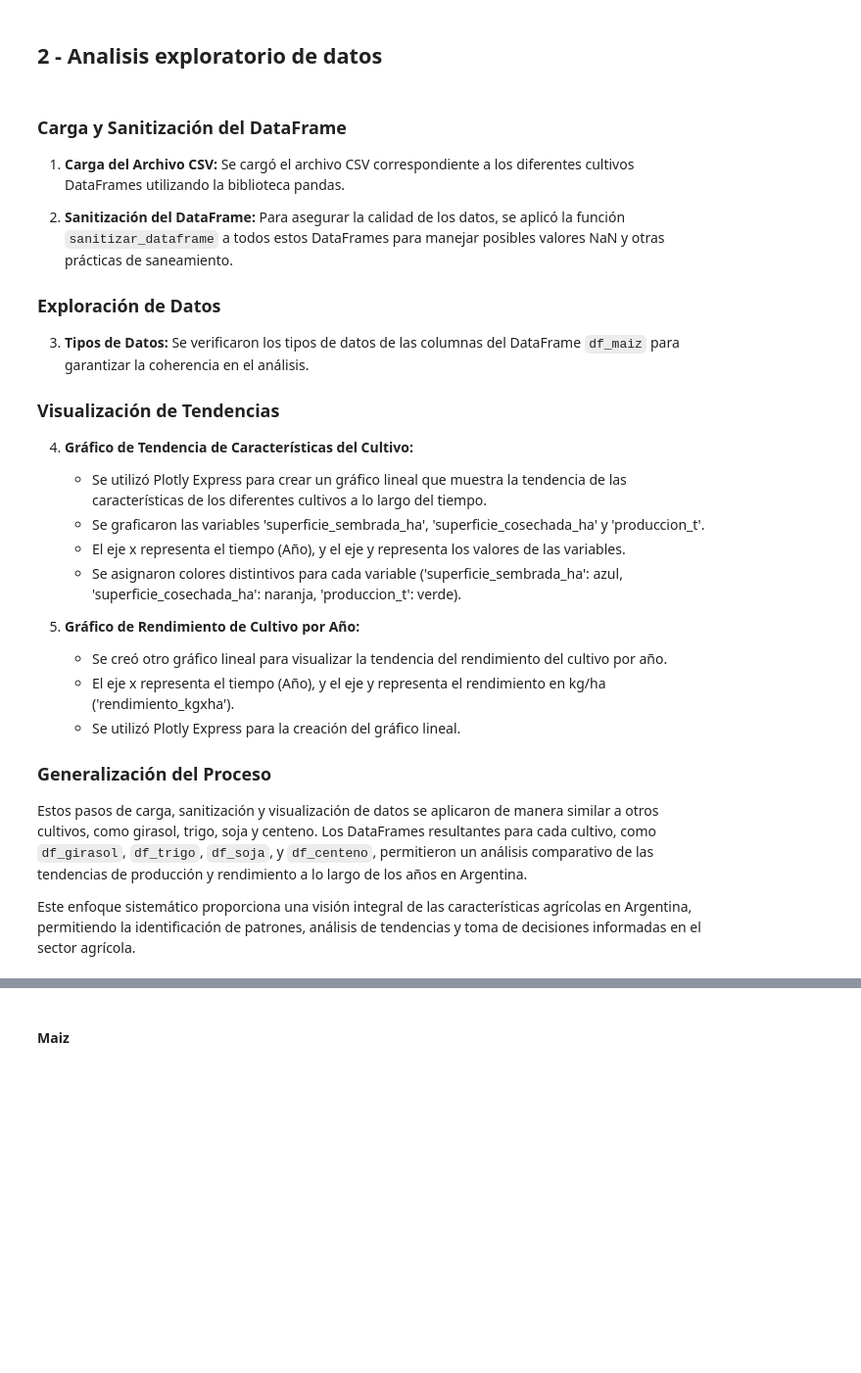
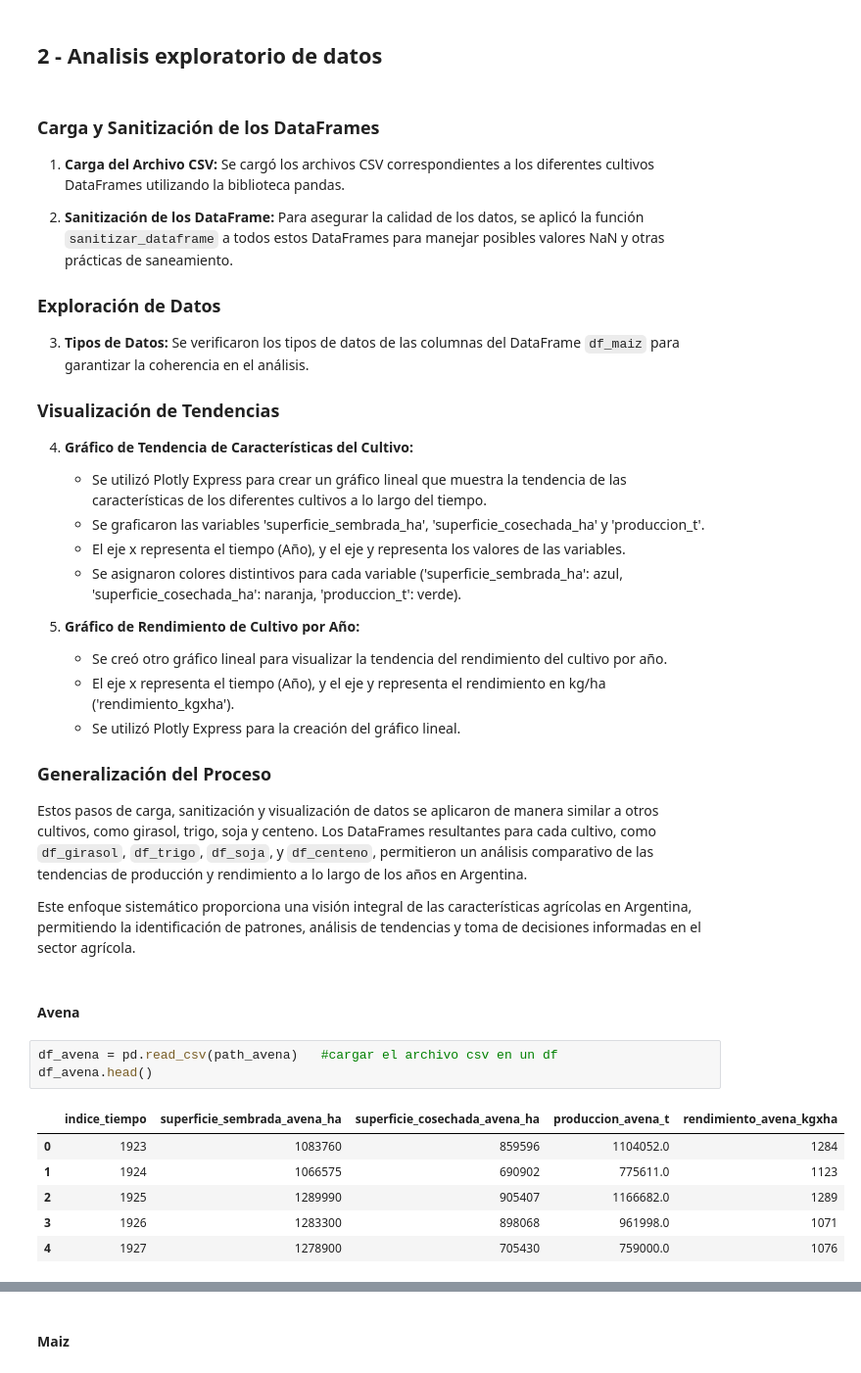
Before and after one commit to IvanGonzal0/Proyecto_Final_BigData, a Jupyter notebook: Final_BigData_IvanGonzaloTapia.ipynb, the cells around one changed output, grey strips where cells are left out. Shown at 98% size. Saved outputs shown, nothing was run; the diff lists cells and outputs as text; blank space fills up the shorter version.

```diff
--- a/Final_BigData_IvanGonzaloTapia.ipynb
+++ b/Final_BigData_IvanGonzaloTapia.ipynb
@@ -137,11 +138,11 @@ def organizar_datos(dataframe):
 # %% [markdown]
 
 
-### Carga y Sanitización del DataFrame
+### Carga y Sanitización de los DataFrames
 
-1. **Carga del Archivo CSV:** Se cargó el archivo CSV correspondiente a los diferentes cultivos DataFrames utilizando la biblioteca pandas.
+1. **Carga del Archivo CSV:** Se cargó los archivos CSV correspondientes a los diferentes cultivos DataFrames utilizando la biblioteca pandas.
 
-2. **Sanitización del DataFrame:** Para asegurar la calidad de los datos, se aplicó la función `sanitizar_dataframe` a todos estos DataFrames para manejar posibles valores NaN y otras prácticas de saneamiento.
+2. **Sanitización de los DataFrame:** Para asegurar la calidad de los datos, se aplicó la función `sanitizar_dataframe` a todos estos DataFrames para manejar posibles valores NaN y otras prácticas de saneamiento.
 
 ### Exploración de Datos
 
@@ -165,3 +166,15 @@ def organizar_datos(dataframe):
 Estos pasos de carga, sanitización y visualización de datos se aplicaron de manera similar a otros cultivos, como girasol, trigo, soja y centeno. Los DataFrames resultantes para cada cultivo, como `df_girasol`, `df_trigo`, `df_soja`, y `df_centeno`, permitieron un análisis comparativo de las tendencias de producción y rendimiento a lo largo de los años en Argentina.
 
 Este enfoque sistemático proporciona una visión integral de las características agrícolas en Argentina, permitiendo la identificación de patrones, análisis de tendencias y toma de decisiones informadas en el sector agrícola.
+# %% [markdown]
+#### Avena
+# %%
+df_avena = pd.read_csv(path_avena)   #cargar el archivo csv en un df
+df_avena.head()
+# %% [output]
+|  | indice_tiempo | superficie_sembrada_avena_ha | superficie_cosechada_avena_ha | produccion_avena_t | rendimiento_avena_kgxha |
+| 0 | 1923 | 1083760 | 859596 | 1104052.0 | 1284 |
+| 1 | 1924 | 1066575 | 690902 | 775611.0 | 1123 |
+| 2 | 1925 | 1289990 | 905407 | 1166682.0 | 1289 |
+| 3 | 1926 | 1283300 | 898068 | 961998.0 | 1071 |
+| 4 | 1927 | 1278900 | 705430 | 759000.0 | 1076 |
```
Also changed, not shown: parts of 6 cells of this notebook.
